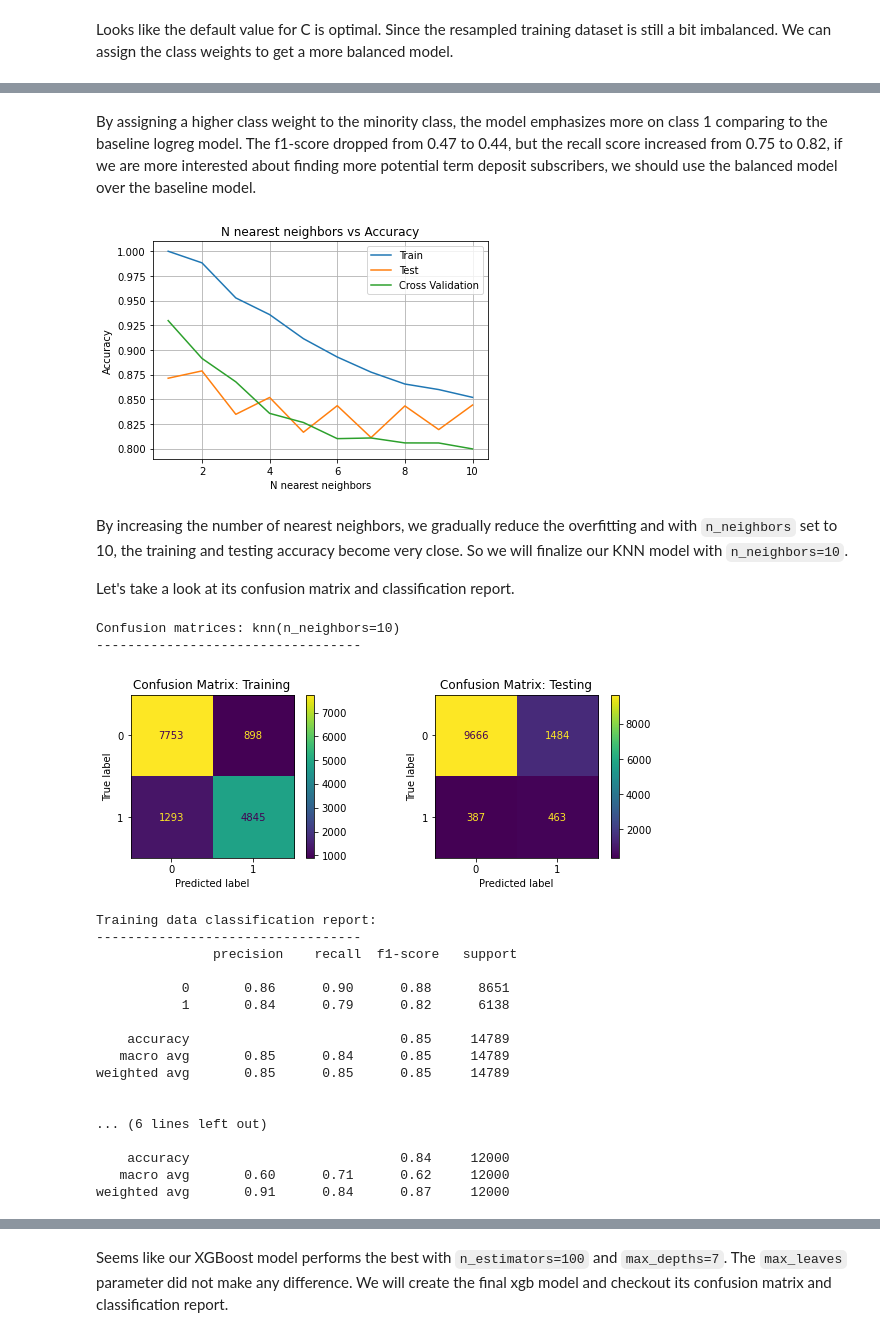
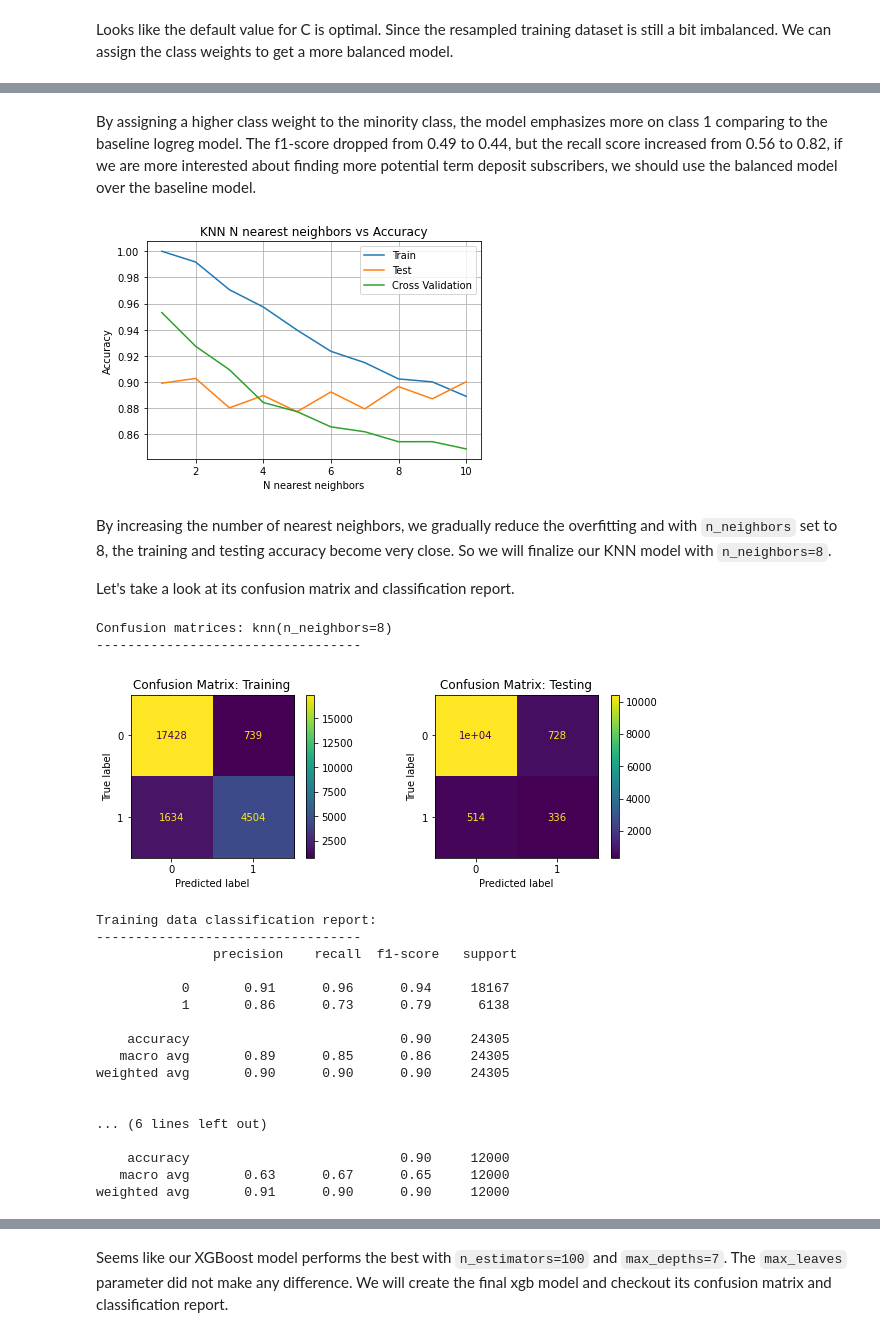
Before and after one commit to XO-Appleton/TermDeposit, a Jupyter notebook: term_deposit_marketing.ipynb, the cells around one changed output, grey strips where cells are left out. Drawn from its saved outputs; the diff is of its cells as text; code cells hidden in the pictures.

```diff
--- a/term_deposit_marketing.ipynb
+++ b/term_deposit_marketing.ipynb
@@ -473,7 +471,7 @@ print('Number of class 0 examples before:', X_train[y_train == 0].shape[0])
 X_downsampled, y_downsampled = resample(X_train[y_train == 0],
                                         y_train[y_train == 0],
                                         replace=True,
-                                        n_samples=X_train[y_train == 0].shape[0]//3,
+                                        n_samples=int(X_train[y_train == 0].shape[0]*0.7),
                                         random_state=123)
 print('Number of class 0 examples after:', X_downsampled.shape[0])
 
@@ -505,4 +503,4 @@ Note that even after resampling, the dataset is still somewhat imbalanced:
 # %%
-zero_one_ratio = 8651/6138
+zero_one_ratio = 18167/6138
 print(f'Class 0 / Class 1 Ratio: {zero_one_ratio}')
 # %% [output]
@@ -527,7 +525,7 @@ model_candidates = [LogisticRegression(random_state=22), SVC(random_state=22),
                     RandomForestClassifier(max_depth=10, random_state=22),
                     KNeighborsClassifier(),
                     AdaBoostClassifier(random_state=22),
-                    xgb.XGBClassifier(max_depth=3, random_state=22)]
+                    xgb.XGBClassifier(random_state=22)]
 model_names = ['logreg', 'SVC', 'KNN', 'RF', 'Ada', 'XGB']
 
 for i, model in enumerate(model_candidates):
@@ -761,7 +759,7 @@ weighted avg       0.84      0.84      0.84     14789
    macro avg       0.64      0.84      0.68     12000
 weighted avg       0.94      0.85      0.88     12000
 # %% [markdown]
-By assigning a higher class weight to the minority class, the model emphasizes more on class 1 comparing to the baseline logreg model. The f1-score dropped from 0.47 to 0.44, but the recall score increased from 0.75 to 0.82, if we are more interested about finding more potential term deposit subscribers, we should use the balanced model over the baseline model.
+By assigning a higher class weight to the minority class, the model emphasizes more on class 1 comparing to the baseline logreg model. The f1-score dropped from 0.49 to 0.44, but the recall score increased from 0.56 to 0.82, if we are more interested about finding more potential term deposit subscribers, we should use the balanced model over the baseline model.
 # %%
 # tuning KNN
 ns = np.arange(1,11)
@@ -787,36 +785,36 @@ plt.grid()
 plt.legend()
 plt.show()
 # %% [output]
-[figure, old version]
+[figure, new version]
 # %% [markdown]
-By increasing the number of nearest neighbors, we gradually reduce the overfitting and with `n_neighbors` set to 10, the training and testing accuracy become very close. So we will finalize our KNN model with `n_neighbors=10`.
+By increasing the number of nearest neighbors, we gradually reduce the overfitting and with `n_neighbors` set to 8, the training and testing accuracy become very close. So we will finalize our KNN model with `n_neighbors=8`.
 
 Let's take a look at its confusion matrix and classification report.
 # %%
-knn_final = KNeighborsClassifier(n_neighbors=10)
+knn_final = KNeighborsClassifier(n_neighbors=8)
 knn_final.fit(X_train_bal, y_train_bal)
 
-show_confusion_matrix_and_report('knn(n_neighbors=10)', knn_final, X_train_bal, y_train_bal,
+show_confusion_matrix_and_report('knn(n_neighbors=8)', knn_final, X_train_bal, y_train_bal,
                                 X_test, y_test)
 # %% [output]
-Confusion matrices: knn(n_neighbors=10)
+Confusion matrices: knn(n_neighbors=8)
 ----------------------------------
-[figure, old version]
+[figure, new version]
 Training data classification report:
 ----------------------------------
                precision    recall  f1-score   support
 
-           0       0.86      0.90      0.88      8651
-           1       0.84      0.79      0.82      6138
+           0       0.91      0.96      0.94     18167
+           1       0.86      0.73      0.79      6138
 
-    accuracy                           0.85     14789
-   macro avg       0.85      0.84      0.85     14789
-weighted avg       0.85      0.85      0.85     14789
+    accuracy                           0.90     24305
+   macro avg       0.89      0.85      0.86     24305
+weighted avg       0.90      0.90      0.90     24305
 
 
 ... (6 lines left out)
 
-    accuracy                           0.84     12000
-   macro avg       0.60      0.71      0.62     12000
-weighted avg       0.91      0.84      0.87     12000
+    accuracy                           0.90     12000
+   macro avg       0.63      0.67      0.65     12000
+weighted avg       0.91      0.90      0.90     12000
 # %% [markdown]
```
Also changed, not shown: parts of 36 cells of this notebook.
